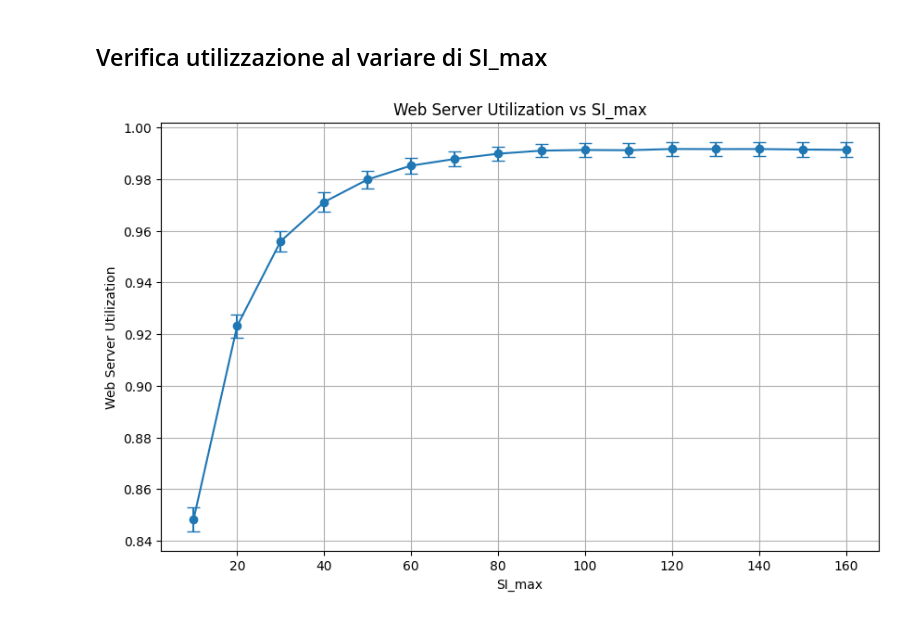
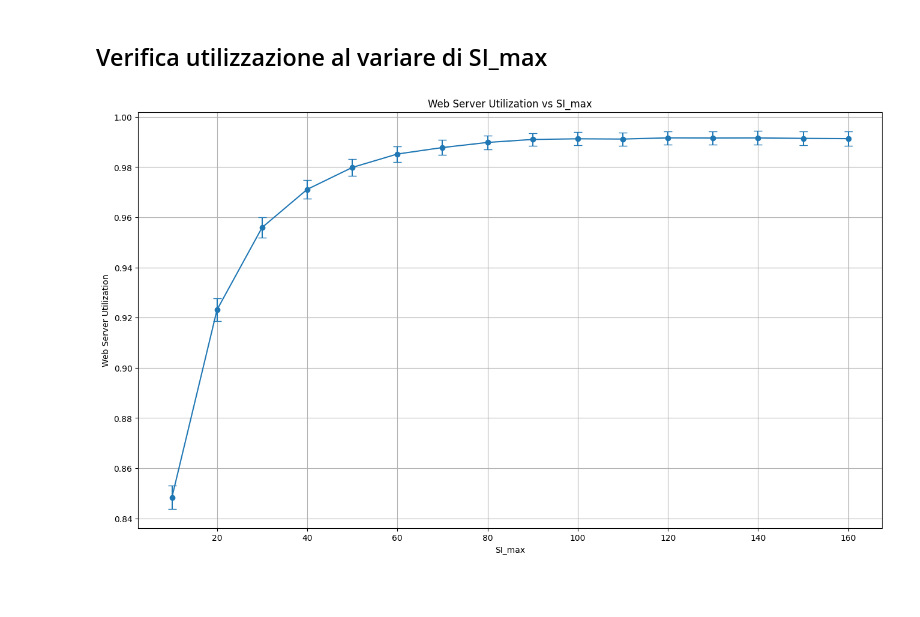
Before and after one commit to LucaFalasca/RightSizing-SpikeServer, a Jupyter notebook: src/graph_generator.ipynb, the cells around one changed output. Drawn from its saved outputs; the diff is of its cells as text; code cells hidden in the pictures; blank space fills up the shorter version.

```diff
--- a/src/graph_generator.ipynb
+++ b/src/graph_generator.ipynb
@@ -81,28 +81,28 @@ plt.show()
 # %%
 import pandas as pd
 # Prendo il csv e lo converto in pandas
 data = pd.read_csv('data/experiment_si_max.csv')
 
 # faccio un plot
 import matplotlib.pyplot as plt
-plt.figure(figsize=(10,6))
+plt.figure(figsize=(16,9))
 plt.errorbar(data['SI_max'], data['utilization_web_Mean'], yerr=data['utilization_web_CI95'], marker='o', capsize=5)
 plt.title('Web Server Utilization vs SI_max')
 plt.xlabel('SI_max')
 plt.ylabel('Web Server Utilization')
 plt.grid()
 plt.show()
 
 
 # Salvo i dati utilizzati nel grafico in un file csv
 df_cropped = data[['SI_max', 'utilization_web_Mean', 'utilization_web_CI95']]
 # Rinomino le colonne togliendo i caratteri speciali togliendo _ e mettendo spazi, tolgo Mean
 df_cropped.columns = ['SI max', 'utilization web', 'utilization web CI95']
 # Salvo il csv
 
 df_cropped.to_csv('../docs/data_tables/graph_data_si_max.csv', index=False)
 # %% [output]
-[figure, old version]
+[figure, new version]
 # %%
 # verifica del throughput massimo teorico
 import pandas as pd
```
Also changed, not shown: parts of 4 cells of this notebook, 5 other files.
